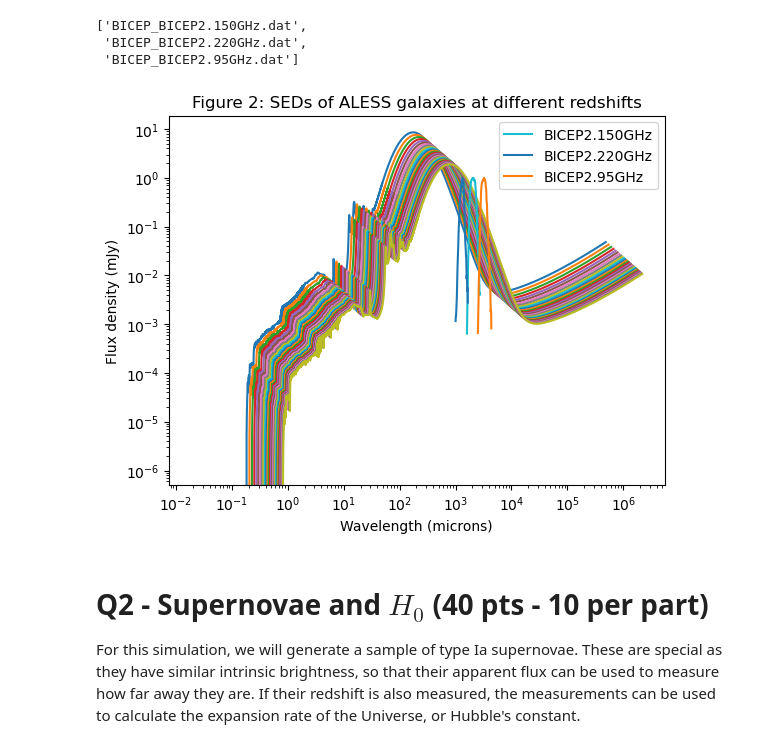
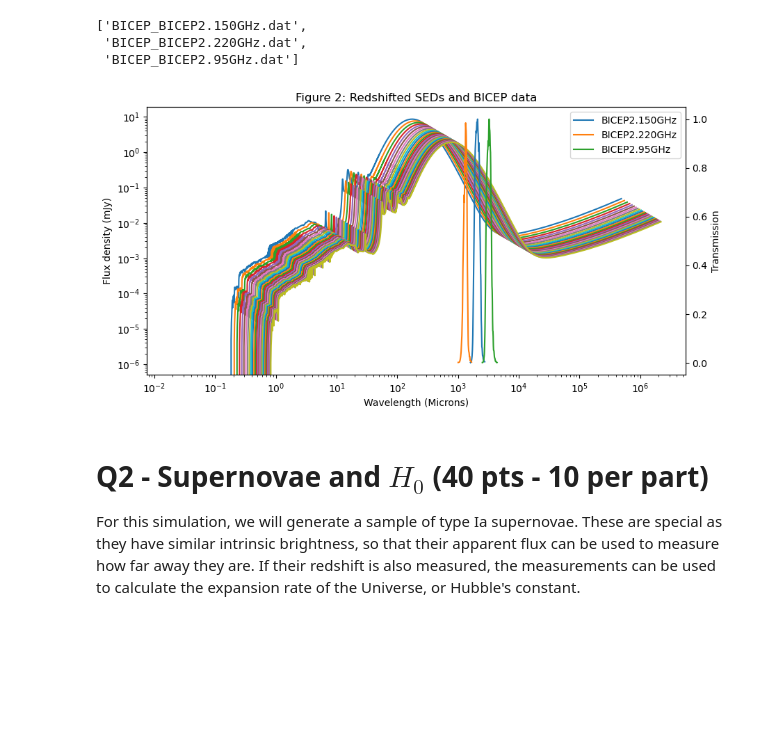
Before and after one commit to gnarayan/ast503_2024_Fall, a Jupyter notebook: homework/VarunSatish/hw2/HW2_ASTR503_VarunSatish.ipynb, the cells around one changed output. Drawn from its saved outputs; the diff is of its cells as text; code cells hidden in the pictures; blank space fills up the shorter version.

```diff
--- a/homework/VarunSatish/hw2/HW2_ASTR503_VarunSatish.ipynb
+++ b/homework/VarunSatish/hw2/HW2_ASTR503_VarunSatish.ipynb
@@ -86,0 +92,23 @@ fnuinteg = simps(data['fnu'], getNu(data['wave']))
+# %%
+band_snu = {}
+for band in bands:
+    tmp = []
+    for z in zgrid:
+        dL = getdL(z)
+        wavemin, wavemax = band_dict[band] / (1+z) * u.micron
+        waverange = np.linspace(wavemin.value, wavemax.value, 1000) * u.micron
+        interp = np.interp(waverange, data['wave'] * u.micron, data['fnu'] * u.mJy)
+        total = np.trapz(interp, waverange)
+        avg = total / (wavemax - wavemin)
+        Snu = (((1+z)*L)/(4*np.pi*dL**2) * (avg)/(fnuinteg)).to(u.mJy)
+        tmp.append(Snu.value)
+    band_snu[band] = np.array(tmp)
+plt.figure(figsize=(10,6),dpi=200)
+for band in bands:
+    plt.plot(zgrid, band_snu[band], label=f'{band} micron')
+plt.xlabel('Redshift')
+plt.ylabel('Snu (mJy)')
+plt.title('Figure 1: ALESS Snu vs Redshift')
+plt.semilogy()
+plt.legend(bbox_to_anchor=(1.05, 1), loc='upper left')
+plt.show()
@@ -94,21 +124,25 @@ biceplist
  'BICEP_BICEP2.220GHz.dat',
  'BICEP_BICEP2.95GHz.dat']
 # %%
+fig = plt.figure(figsize=(10,5))
+ax1 = fig.add_subplot(111)
+ax1.set_xlabel('Wavelength (Microns)')
+ax1.set_ylabel('Flux density (mJy)')
+ax1.set_title('Figure 2: Redshifted SEDs and BICEP data')
 for z in zgrid:
-    plt.plot(data['wave'] * (1+z), data['fnu']/(1+z))
+    ax1.plot(data['wave'] * (1+z), data['fnu']/(1+z))
+ax2 = ax1.twinx()
 for file in biceplist:
     bicep = at.Table.read('bicep/'+file, format='ascii', data_start=1)
     wave = (bicep['col1'] * u.Angstrom).to(u.micron)
     fnu = (bicep['col2'])
-    plt.plot(wave.value, fnu.value,label=file[6:-4])
-plt.loglog()
-plt.xlabel('Wavelength (microns)')
-plt.ylabel('Flux density (mJy)')
-plt.title('Figure 2: SEDs of ALESS galaxies at different redshifts')
+    ax2.plot(wave.value, fnu.value,label=file[6:-4])
+ax1.loglog()
+ax2.set_ylabel('Transmission')
 plt.legend()
 plt.show()
 # %% [output]
-[figure, old version]
+[figure, new version]
 # %% [markdown]
 # Q2 - Supernovae and $H_0$ (40 pts - 10 per part)
 
```
Also changed, not shown: parts of 2 cells of this notebook.
